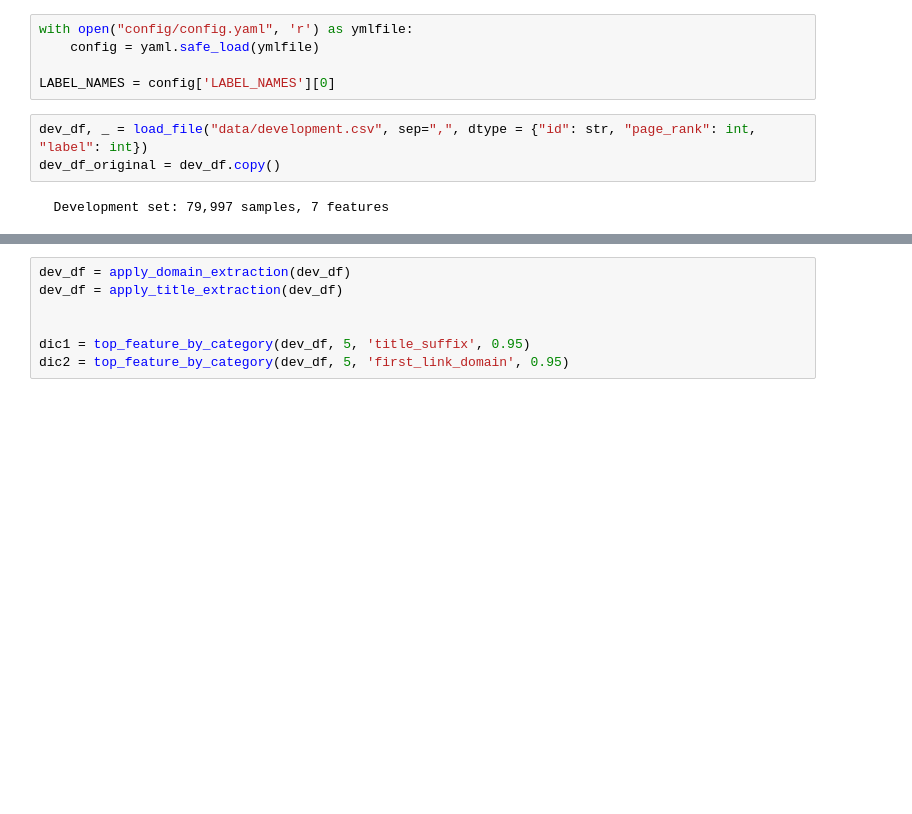
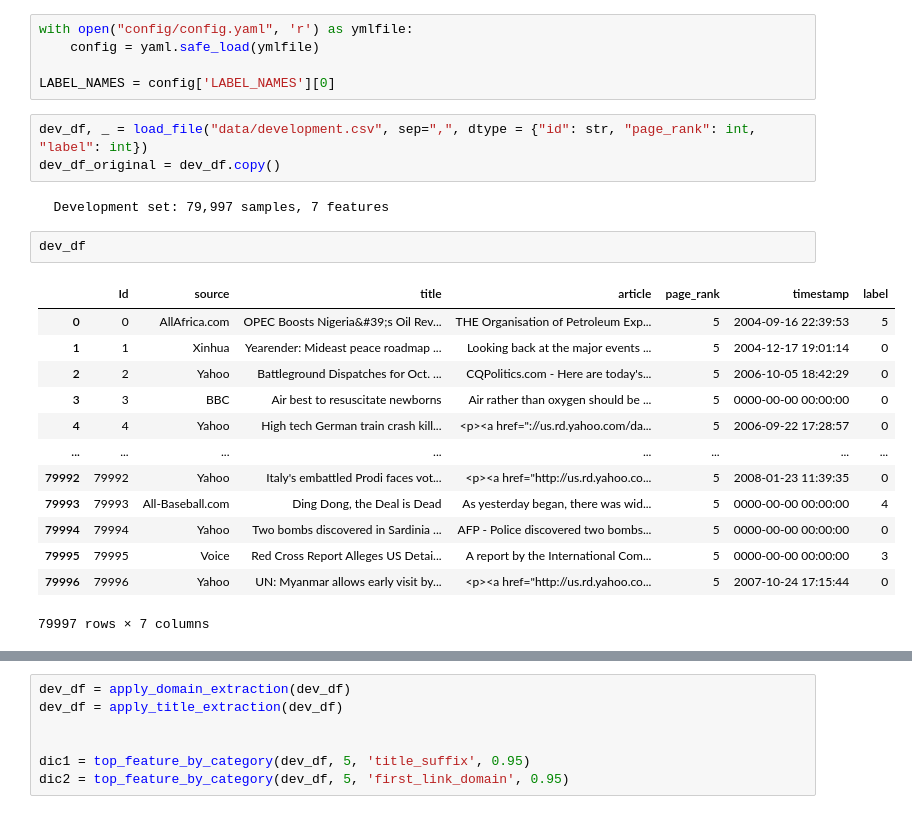
Before and after one commit to MottaDavide/news_classification, a Jupyter notebook: trial.ipynb, the cells around one changed output, grey strips where cells are left out. Cells and saved outputs as stored; diff of their text form; blank space fills up the shorter version.

```diff
--- a/trial.ipynb
+++ b/trial.ipynb
@@ -15,5 +15,21 @@ dev_df, _ = load_file("data/development.csv", sep=",", dtype = {"id": str, "page
 dev_df_original = dev_df.copy()
 # %% [output]
   Development set: 79,997 samples, 7 features
+# %%
+dev_df
+# %% [output]
+|  | Id | source | title | article | page_rank | timestamp | label |
+| 0 | 0 | AllAfrica.com | OPEC Boosts Nigeria&#39;s Oil Rev... | THE Organisation of Petroleum Exp... | 5 | 2004-09-16 22:39:53 | 5 |
+| 1 | 1 | Xinhua | Yearender: Mideast peace roadmap ... | Looking back at the major events ... | 5 | 2004-12-17 19:01:14 | 0 |
+| 2 | 2 | Yahoo | Battleground Dispatches for Oct. ... | CQPolitics.com - Here are today's... | 5 | 2006-10-05 18:42:29 | 0 |
+| 3 | 3 | BBC | Air best to resuscitate newborns | Air rather than oxygen should be ... | 5 | 0000-00-00 00:00:00 | 0 |
+| 4 | 4 | Yahoo | High tech German train crash kill... | <p><a href="://us.rd.yahoo.com/da... | 5 | 2006-09-22 17:28:57 | 0 |
+| ... | ... | ... | ... | ... | ... | ... | ... |
+| 79992 | 79992 | Yahoo | Italy's embattled Prodi faces vot... | <p><a href="http://us.rd.yahoo.co... | 5 | 2008-01-23 11:39:35 | 0 |
+| 79993 | 79993 | All-Baseball.com | Ding Dong, the Deal is Dead | As yesterday began, there was wid... | 5 | 0000-00-00 00:00:00 | 4 |
+| 79994 | 79994 | Yahoo | Two bombs discovered in Sardinia ... | AFP - Police discovered two bombs... | 5 | 0000-00-00 00:00:00 | 0 |
+| 79995 | 79995 | Voice | Red Cross Report Alleges US Detai... | A report by the International Com... | 5 | 0000-00-00 00:00:00 | 3 |
+| 79996 | 79996 | Yahoo | UN: Myanmar allows early visit by... | <p><a href="http://us.rd.yahoo.co... | 5 | 2007-10-24 17:15:44 | 0 |
+79997 rows × 7 columns
 # %%
 dev_df = preprocess_data(dev_df)
```
Also changed, not shown: parts of 12 cells of this notebook, 4 other files.
